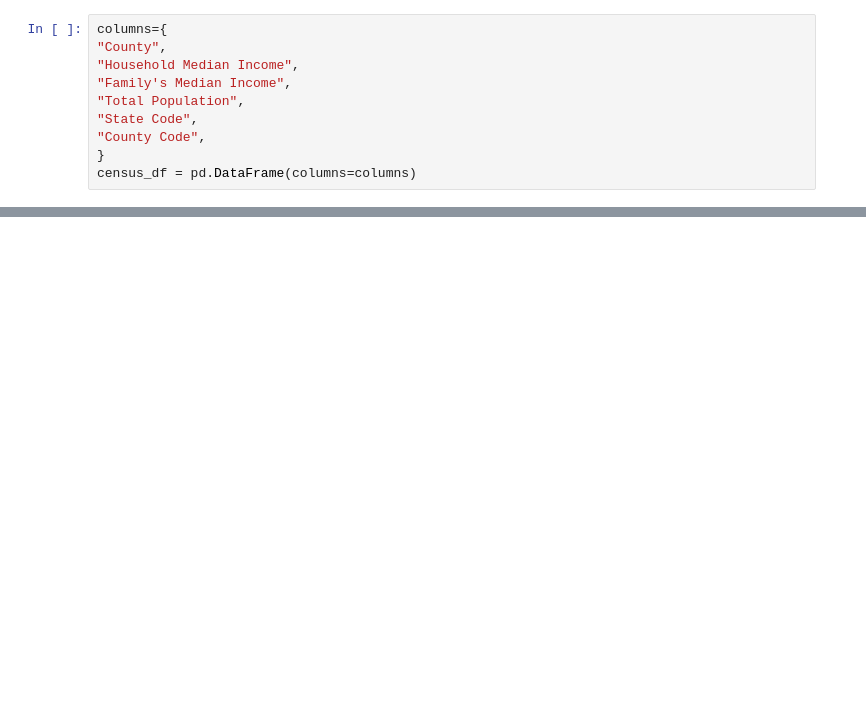
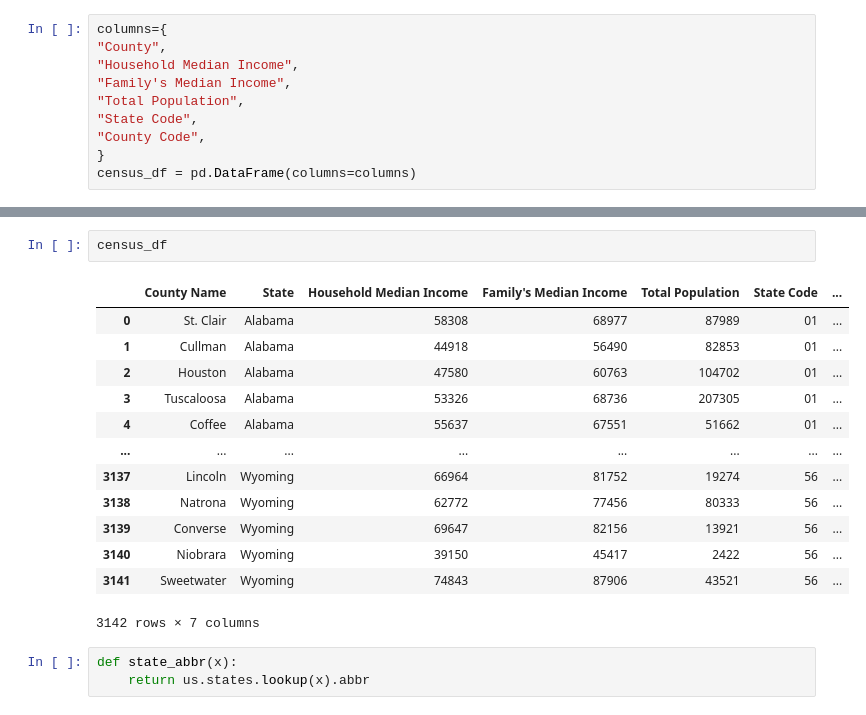
Before and after one commit to fisher1916/ETL-pipeline, a Jupyter notebook: census_read/census_data.ipynb, the cells around one changed output, grey strips where cells are left out. Cells and saved outputs as stored; diff of their text form; blank space fills up the shorter version.

```diff
--- a/census_read/census_data.ipynb
+++ b/census_read/census_data.ipynb
@@ -91,0 +123,19 @@ census_df
+# %%
+census_df
+# %% [output]
+|  | County Name | State | Household Median Income | Family's Median Income | Total Population | State Code | ... |
+| 0 | St. Clair | Alabama | 58308 | 68977 | 87989 | 01 | ... |
+| 1 | Cullman | Alabama | 44918 | 56490 | 82853 | 01 | ... |
+| 2 | Houston | Alabama | 47580 | 60763 | 104702 | 01 | ... |
+| 3 | Tuscaloosa | Alabama | 53326 | 68736 | 207305 | 01 | ... |
+| 4 | Coffee | Alabama | 55637 | 67551 | 51662 | 01 | ... |
+| ... | ... | ... | ... | ... | ... | ... | ... |
+| 3137 | Lincoln | Wyoming | 66964 | 81752 | 19274 | 56 | ... |
+| 3138 | Natrona | Wyoming | 62772 | 77456 | 80333 | 56 | ... |
+| 3139 | Converse | Wyoming | 69647 | 82156 | 13921 | 56 | ... |
+| 3140 | Niobrara | Wyoming | 39150 | 45417 | 2422 | 56 | ... |
+| 3141 | Sweetwater | Wyoming | 74843 | 87906 | 43521 | 56 | ... |
+3142 rows × 7 columns
+# %%
+def state_abbr(x):
+    return us.states.lookup(x).abbr
```
Also changed, not shown: parts of 17 cells of this notebook, 2 other files.
